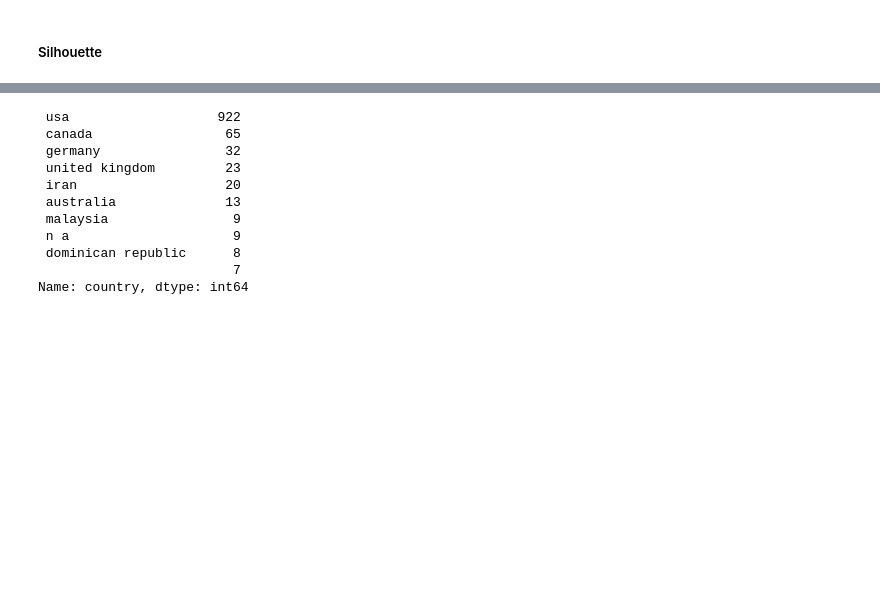
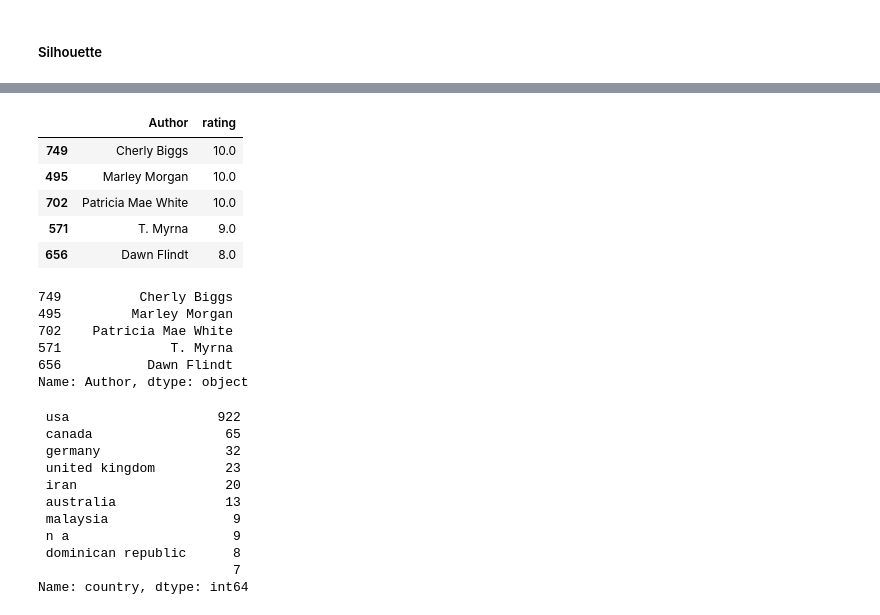
Before and after one commit to kunal-mallick/Book_Recommendation, a Jupyter notebook: Data Preprocessing & EDA/EDA.ipynb, the cells around one changed output, grey strips where cells are left out. Saved outputs shown, nothing was run; the diff lists cells and outputs as text; code cells hidden in the pictures; blank space fills up the shorter version.

```diff
--- a/Data Preprocessing & EDA/EDA.ipynb
+++ b/Data Preprocessing & EDA/EDA.ipynb
@@ -516,3 +550,21 @@ Silhouette.head()
+# %%
+Silhouette_Author_Ranking.sort_values('rating', ascending=False).head(5)
+# %% [output]
+|  | Author | rating |
+| 749 | Cherly Biggs | 10.0 |
+| 495 | Marley Morgan | 10.0 |
+| 702 | Patricia Mae White | 10.0 |
+| 571 | T. Myrna | 9.0 |
+| 656 | Dawn Flindt | 8.0 |
+# %%
+Silhouette_Author_Ranking.sort_values('rating', ascending=False).loc[:,'Author'].head(5)
+# %% [output]
+749          Cherly Biggs
+495         Marley Morgan
+702    Patricia Mae White
+571              T. Myrna
+656           Dawn Flindt
+Name: Author, dtype: object
 # %%
 user_list = []
 
```
Also changed, not shown: parts of 10 cells of this notebook.
